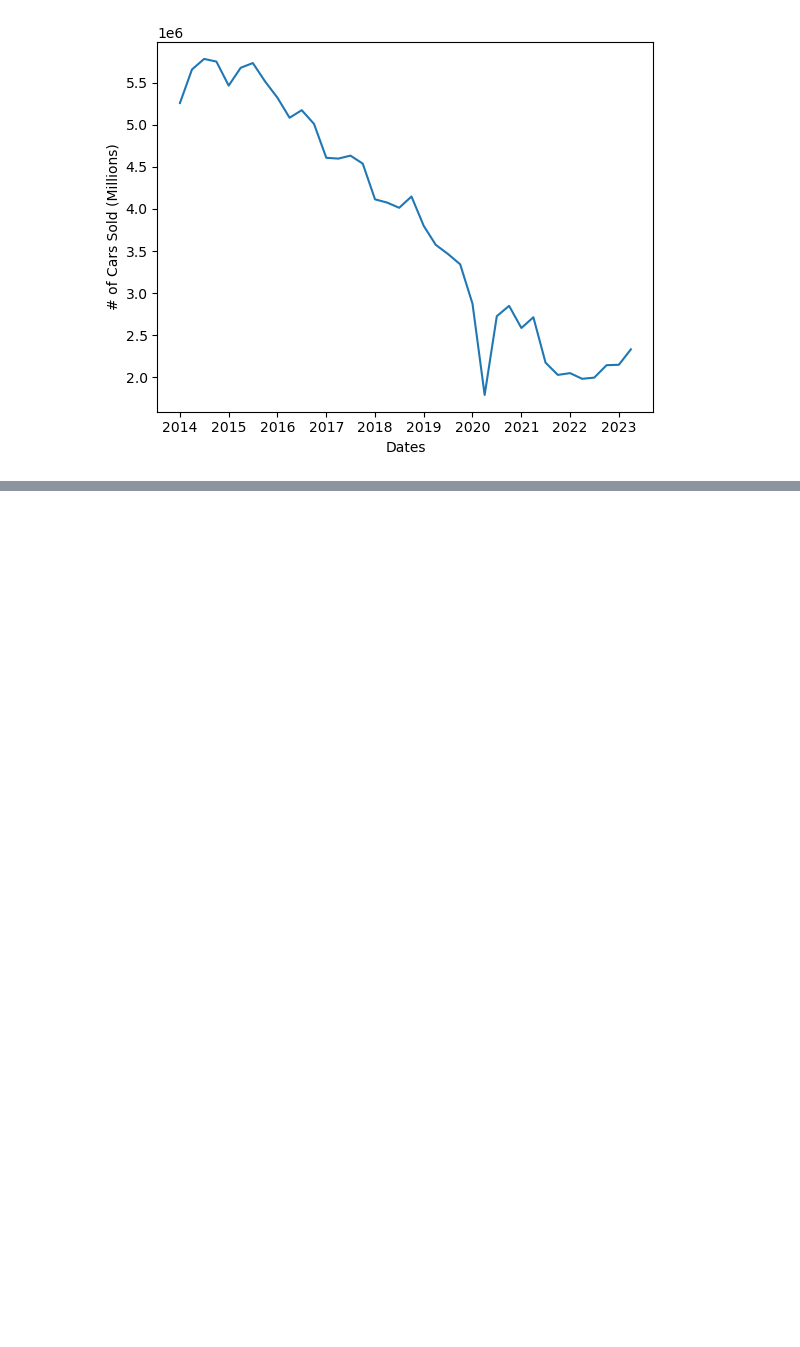
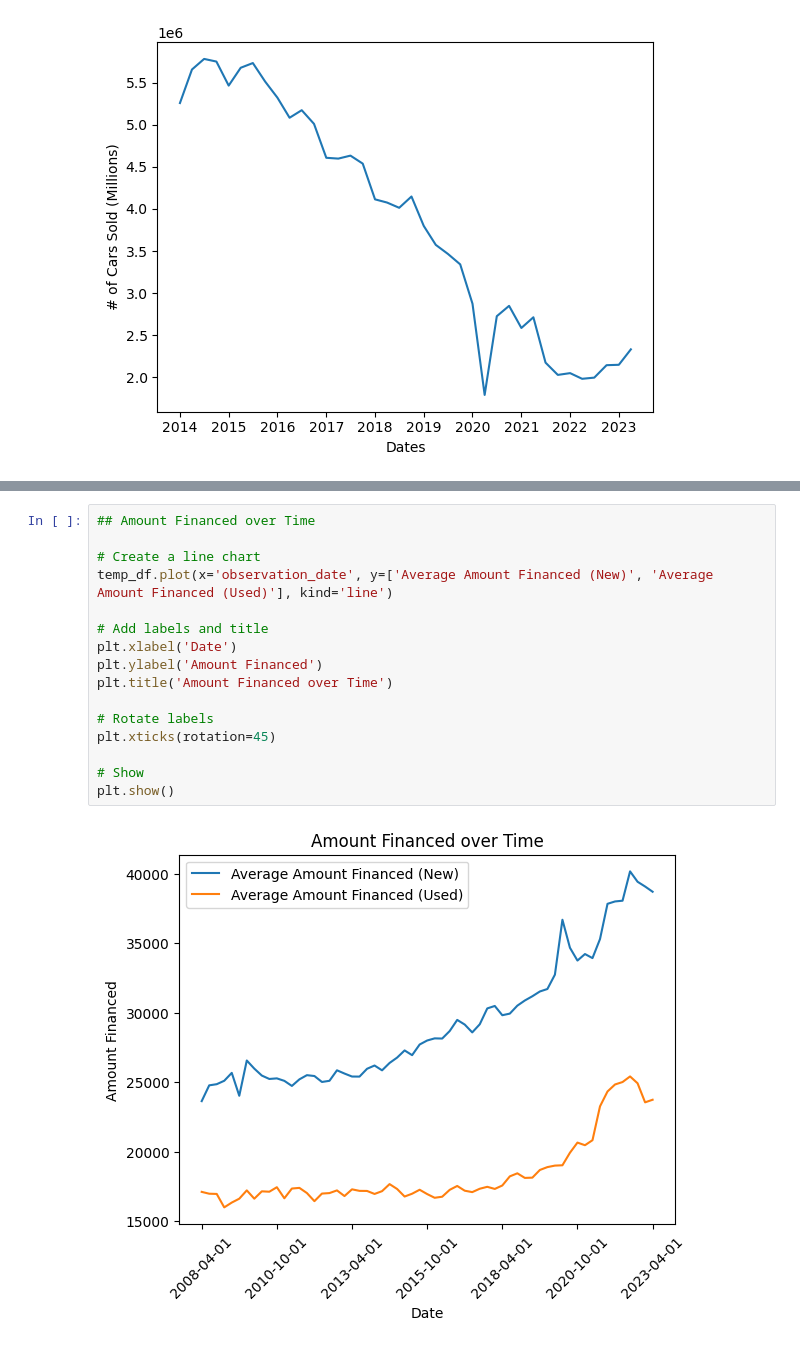
Before and after one commit to NadyaSlb/New_Car_Loan_Analysis, a Jupyter notebook: Car Data Analysis.ipynb, the cells around one changed output, grey strips where cells are left out. Drawn from its saved outputs; the diff is of its cells as text; blank space fills up the shorter version.

```diff
--- a/Car Data Analysis.ipynb
+++ b/Car Data Analysis.ipynb
@@ -692,0 +792,18 @@ Text(0, 0.5, '# of Cars Sold (Millions)')
+# %%
+## Amount Financed over Time
+
+# Create a line chart
+temp_df.plot(x='observation_date', y=['Average Amount Financed (New)', 'Average Amount Financed (Used)'], kind='line')
+
+# Add labels and title
+plt.xlabel('Date')
+plt.ylabel('Amount Financed')
+plt.title('Amount Financed over Time')
+
+# Rotate labels
+plt.xticks(rotation=45)
+
+# Show
+plt.show()
+# %% [output]
+[figure, added]
```
Also changed, not shown: parts of 17 cells of this notebook.
